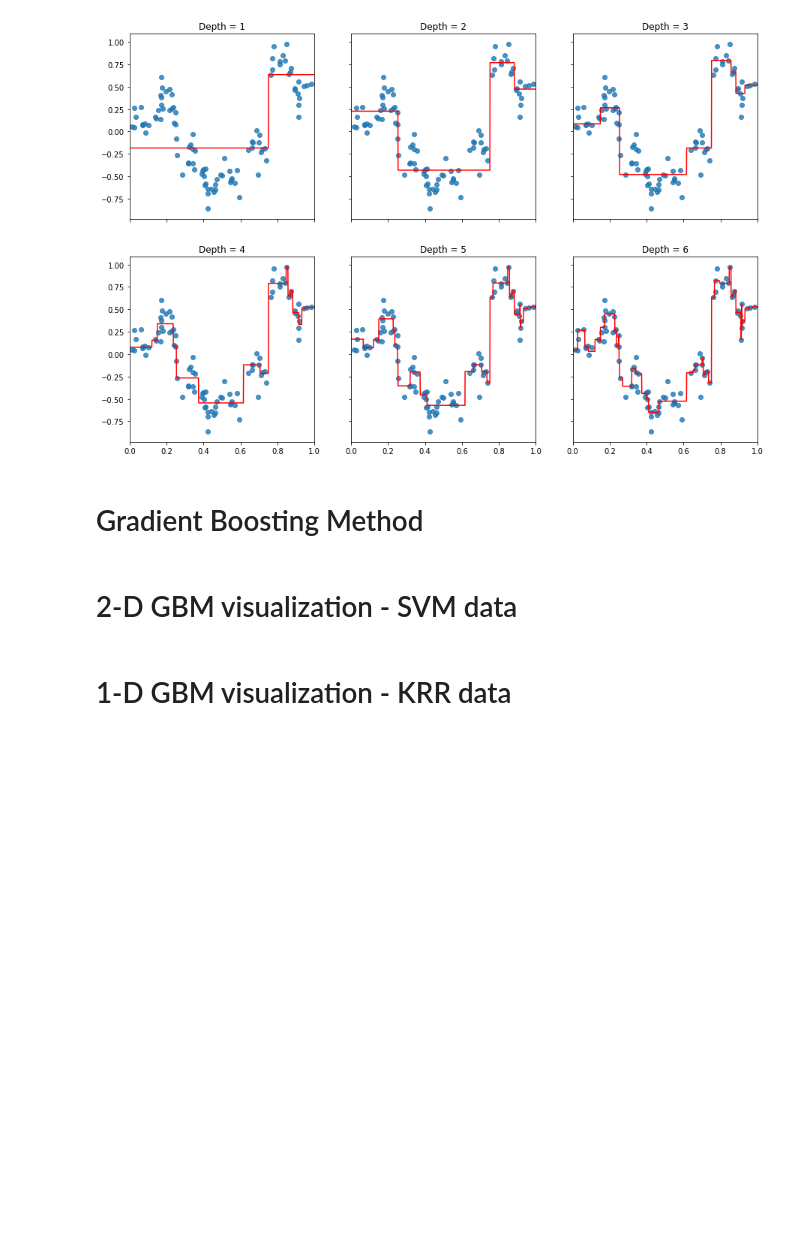
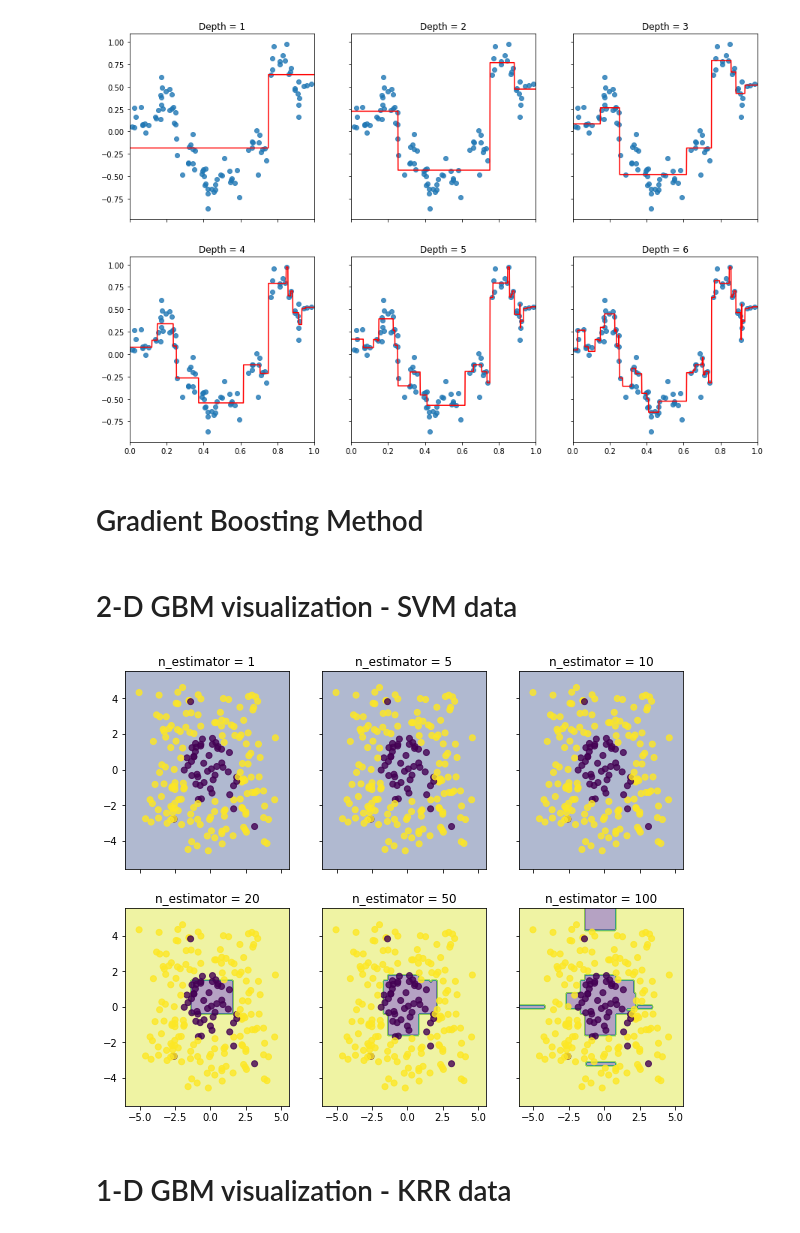
Before and after one commit to edvgha/122, a Jupyter notebook: ml/trees/CART-GBM.ipynb, the cells around one changed output. Drawn from its saved outputs; the diff is of its cells as text; code cells hidden in the pictures; blank space fills up the shorter version.

```diff
--- a/ml/trees/CART-GBM.ipynb
+++ b/ml/trees/CART-GBM.ipynb
@@ -394,42 +394,70 @@ class gradient_boosting():
         self.learning_rate = learning_rate
         self.min_sample = min_sample
         self.max_depth = max_depth
+        self.ensemble = []
 
     def fit(self, train_data, train_target):
         '''
         Fit gradient boosting model
         '''
-        # Your code goes here
+        train_target = np.reshape(train_target, ((-1, )))
+        #compute F_0
+        self.ensemble.append(np.mean(train_target))
+        f = np.mean(train_target)
+        for m in range(0, self.n_estimator):
+            #compute residual
+            residual_l2 = pseudo_residual_L2(train_target, f)
+            #build tree
+            tree = Regression_Tree(max_depth=self.max_depth,  min_sample=self.min_sample, loss_function='mae', estimator='mean')
+            tree.fit(train_data, residual_l2)
+            #add tree to ensemble
+            self.ensemble.append(tree)
+            #evaluate ensemble for training points
+            f += self.learning_rate * self.eval_data(tree, train_data)
 
     def predict(self, test_data):
         '''
         Predict value
         '''
-        # Your code goes here
+        res = 0
+        for i in range(1, len(self.ensemble)):
+            res += self.learning_rate * self.eval_data(self.ensemble[i], test_data)
+        return res + self.ensemble[0]
+
+    def eval_data(self, tree, data):
+        r = []
+        m , n = data.shape
+        for i in range(0, m):
+            r.append(tree.predict_instance(data[i]))
+        return np.array(r)
 # %% [markdown]
 # 2-D GBM visualization - SVM data
 # %%
 # Plotting decision regions
 x_min, x_max = x_train[:, 0].min() - 1, x_train[:, 0].max() + 1
 y_min, y_max = x_train[:, 1].min() - 1, x_train[:, 1].max() + 1
 xx, yy = np.meshgrid(np.arange(x_min, x_max, 0.1),
                      np.arange(y_min, y_max, 0.1))
 
 f, axarr = plt.subplots(2, 3, sharex='col', sharey='row', figsize=(10, 8))
 
 for idx, i, tt in zip(product([0, 1], [0, 1, 2]),
                        [1, 5, 10, 20, 50, 100],
                        ['n_estimator = {}'.format(n) for n in [1, 5, 10, 20, 50, 100]]):
 
     gbt = gradient_boosting(n_estimator=i, pseudo_residual_func=pseudo_residual_L2, max_depth=2)
+    #gbt = GradientBoostingRegressor(n_estimators=i,learning_rate=0.1,loss='ls',max_depth=2)
+
     gbt.fit(x_train, y_train)
 
     Z = np.sign(gbt.predict(np.c_[xx.ravel(), yy.ravel()]))
     Z = Z.reshape(xx.shape)
 
     axarr[idx[0], idx[1]].contourf(xx, yy, Z, alpha=0.4)
-    axarr[idx[0], idx[1]].scatter(x_train[:, 0], x_train[:, 1], c=y_train_label, alpha=0.8)
+    axarr[idx[0], idx[1]].scatter(x_train[:, 0], x_train[:, 1], c=y_train_label.ravel().tolist(), alpha=0.8)
     axarr[idx[0], idx[1]].set_title(tt)
+# %% [output]
+[figure, added]
 # %% [markdown]
 # 1-D GBM visualization - KRR data
 # %%
```
Also changed, not shown: parts of 2 cells of this notebook, 2 other files.
